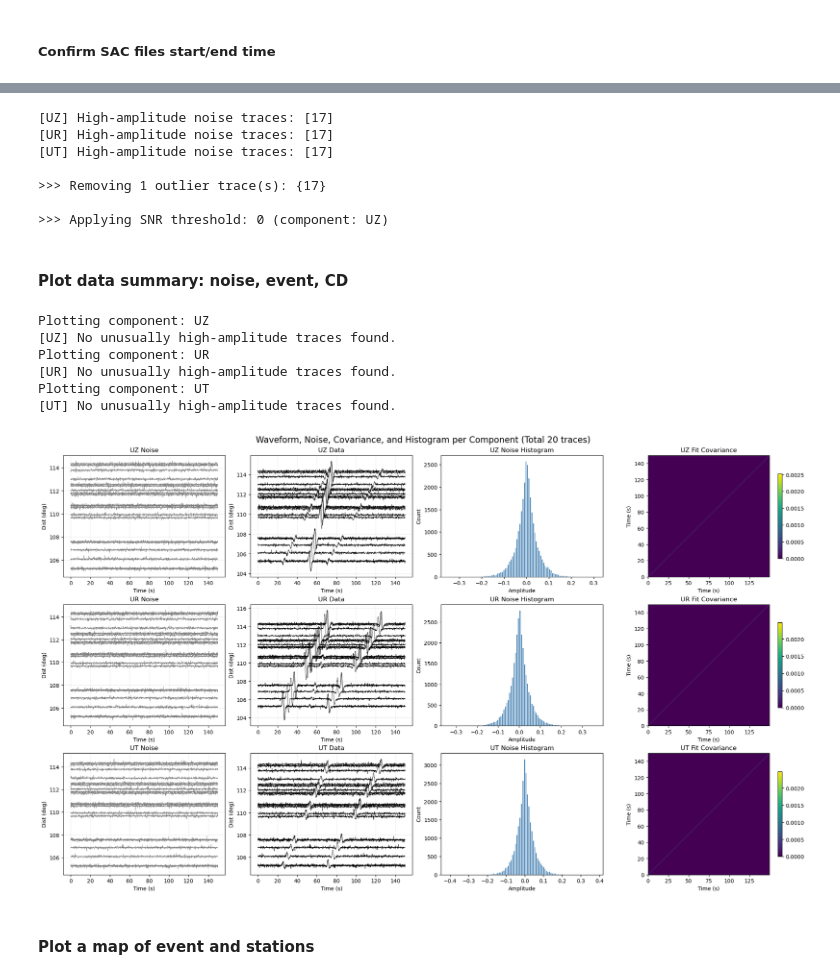
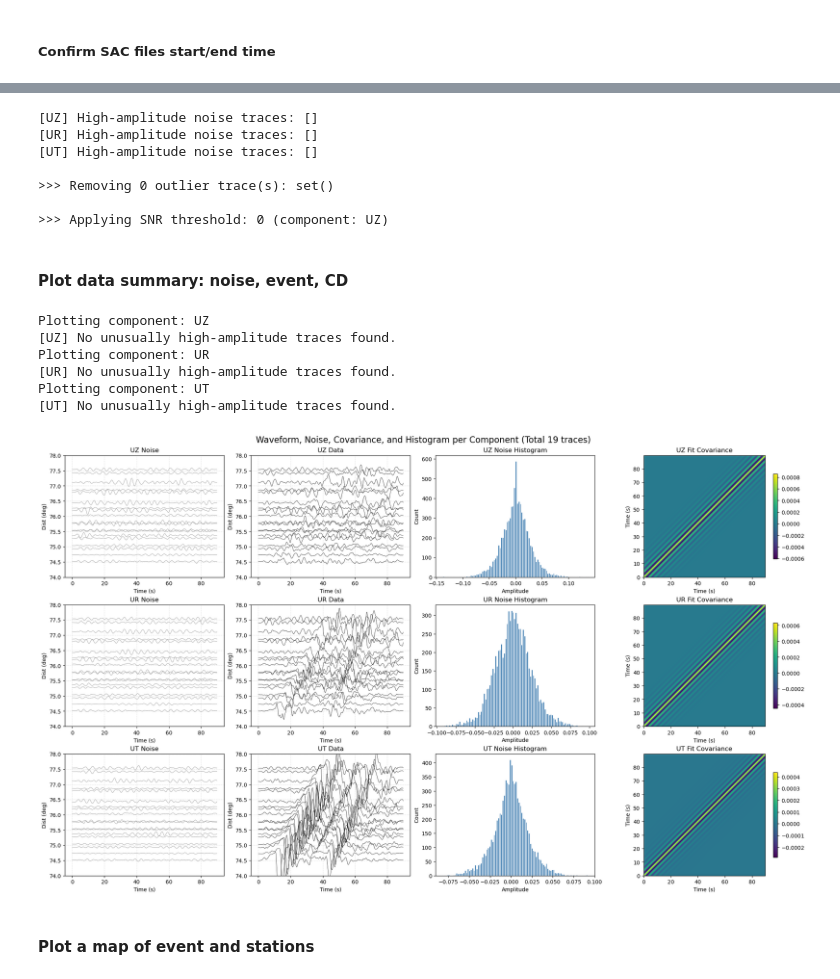
Before and after one commit to evanzzq/VespaPolPy, a Jupyter notebook: Debug.ipynb, the cells around one changed output, grey strips where cells are left out. Saved outputs shown, nothing was run; the diff lists cells and outputs as text; code cells hidden in the pictures.

```diff
--- a/Debug.ipynb
+++ b/Debug.ipynb
@@ -270,7 +272,7 @@ filedir = "H:\My Drive\Research\VespaPolPy"
 # filedir = "/Users/evanzhang/zzq@umd.edu - Google Drive/My Drive/Research/VespaPolPy"
 
 # Configuration
-event = "201111221848_P_45_48"
+event = "201205280507_R71_78_locbox_42_45N_93_90W_T1150_1240"
 twin = None # (0, 60)
 savename = event # test!!!!!!
 event_dir = os.path.join(filedir, "data_download", "event_download", event)
@@ -312,11 +314,11 @@ End time range:   2012-05-28T05:18:13.424998Z to 2012-05-28T05:18:13.425001Z
 # %%
-prepare_inputs_from_sac(event_dir, isds=5, isbp=True, freqs=(0.02, 0.5), noise_dir=noise_dir, output_dir=output_dir, snr_component='UZ', snr_threshold=0, outliers_manual=None, twin=twin)
+prepare_inputs_from_sac(event_dir, isds=5, isbp=True, freqs=(0.05, 1.0), noise_dir=noise_dir, output_dir=output_dir, snr_component='UZ', snr_threshold=0, outliers_manual=None, twin=twin)
 # %% [output]
-[UZ] High-amplitude noise traces: [17]
-[UR] High-amplitude noise traces: [17]
-[UT] High-amplitude noise traces: [17]
+[UZ] High-amplitude noise traces: []
+[UR] High-amplitude noise traces: []
+[UT] High-amplitude noise traces: []
 
->>> Removing 1 outlier trace(s): {17}
+>>> Removing 0 outlier trace(s): set()
 
 >>> Applying SNR threshold: 0 (component: UZ)
 # %% [markdown]
@@ -329,13 +331,14 @@ import os
 filedir = "H:\My Drive\Research\VespaPolPy"
 # filedir = "/Users/evanzhang/zzq@umd.edu - Google Drive/My Drive/Research/VespaPolPy"
 
-evname = "model10_noisy_L1"
-output_dir = os.path.join(filedir, "SynData", evname)
+# evname = savename
+# output_dir = os.path.join(filedir, "SynData", evname)
 
 def visualize_waveforms_and_cov(output_dir):
     comps = ["UZ", "UR", "UT"]
     metadata = np.loadtxt(os.path.join(output_dir, "station_metadata.csv"), delimiter=",", skiprows=1)
-    dists = metadata[:, 0]
+    metadata_db = np.loadtxt(os.path.join(output_dir, "station_metadata_db.csv"), delimiter=",", skiprows=1)
+    dists = metadata_db[:, 0]
     time = np.loadtxt(os.path.join(output_dir, "time.csv"), delimiter=",")
 
     fig, axes = plt.subplots(nrows=3, ncols=4, figsize=(20, 12), constrained_layout=True)
@@ -368,7 +371,8 @@ def visualize_waveforms_and_cov(output_dir):
         for j in range(N):
             tr = noise[:, j]
             color = "red" if j in bad_trace_indices else "gray"
-            ax_noise.plot(time, tr + dists[j], lw=0.5, color=color)
+            ax_noise.plot(time, tr + dists[j], lw=0.5, color=color) # dists[j]
+        ax_noise.set_ylim([74,78])
         ax_noise.set_title(f"{comp} Noise")
         ax_noise.set_xlabel("Time (s)")
         ax_noise.set_ylabel("Dist (deg)")
@@ -379,7 +383,8 @@ def visualize_waveforms_and_cov(output_dir):
         for j in range(N):
             tr = data[:, j]
             # tr /= np.max(np.abs(tr))
-            ax_data.plot(time, tr + dists[j], lw=0.5, color="black")
+            ax_data.plot(time, tr + dists[j], lw=0.5, color="black") # dists[j]
+        ax_data.set_ylim([74,78])
         ax_data.set_title(f"{comp} Data")
         ax_data.set_xlabel("Time (s)")
         ax_data.set_ylabel("Dist (deg)")
@@ -403,34 +408,35 @@ def visualize_waveforms_and_cov(output_dir):
 
         # # Robust covariance matrix
         # ax_cov = axes[i, 4]
         # im = ax_cov.imshow(C_D_robust, cmap="viridis", origin="lower",
         #                    extent=[time[0], time[-1], time[0], time[-1]])
         # ax_cov.set_title(f"{comp} Robust Covariance")
         # ax_cov.set_xlabel("Time (s)")
         # ax_cov.set_ylabel("Time (s)")
         # fig.colorbar(im, ax=ax_cov, shrink=0.7)
 
         # # Covariance matrix
         # ax_cov = axes[i, 5]
         # im = ax_cov.imshow(C_D, cmap="viridis", origin="lower",
         #                    extent=[time[0], time[-1], time[0], time[-1]])
         # ax_cov.set_title(f"{comp} Empirical Covariance")
         # ax_cov.set_xlabel("Time (s)")
         # ax_cov.set_ylabel("Time (s)")
         # fig.colorbar(im, ax=ax_cov, shrink=0.7)
 
     plt.suptitle(f"Waveform, Noise, Covariance, and Histogram per Component (Total {N} traces)", fontsize=16)
+    plt.savefig(f"{output_dir}/{savename}_data.pdf")
     plt.show()
 
 visualize_waveforms_and_cov(output_dir)
 # %% [output]
 Plotting component: UZ
 [UZ] No unusually high-amplitude traces found.
 Plotting component: UR
 [UR] No unusually high-amplitude traces found.
 Plotting component: UT
 [UT] No unusually high-amplitude traces found.
-[figure, old version]
+[figure, new version]
 # %% [markdown]
 #### Plot a map of event and stations
 # %%
```
Also changed, not shown: parts of 4 cells of this notebook, 8 other files.
